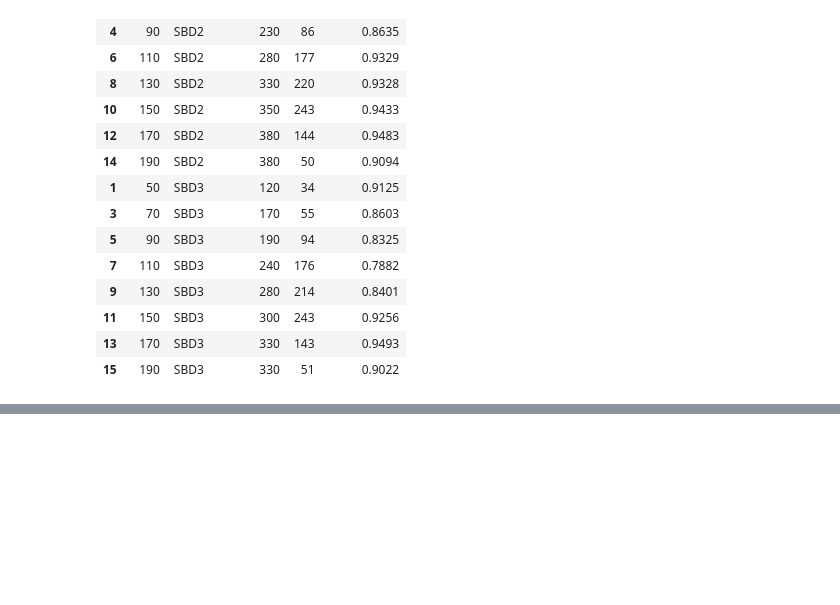
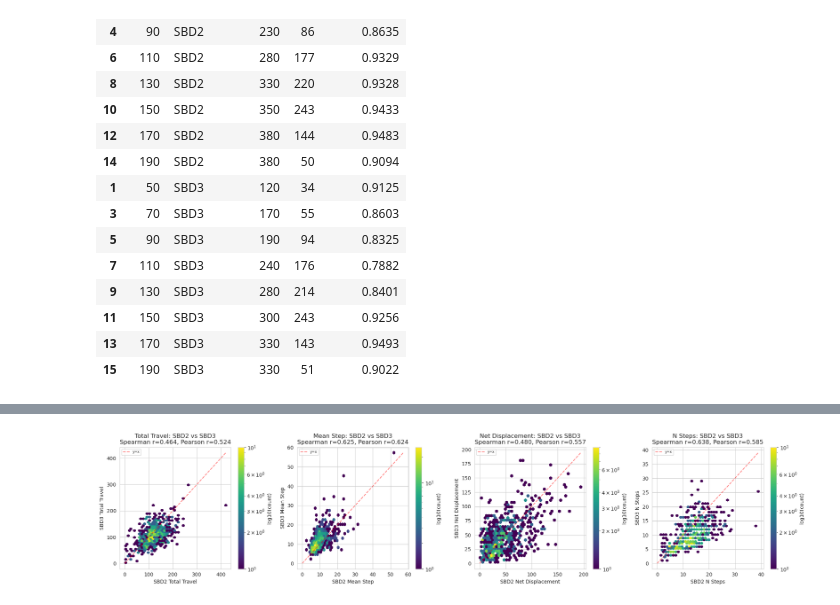
Before and after one commit to IcyFermion/embryogenesis, a Jupyter notebook: cbriggsae_comparison/analysis.ipynb, the cells around one changed output, grey strips where cells are left out. Drawn from its saved outputs; the diff is of its cells as text; code cells hidden in the pictures; blank space fills up the shorter version.

```diff
--- a/cbriggsae_comparison/analysis.ipynb
+++ b/cbriggsae_comparison/analysis.ipynb
@@ -573,0 +690,30 @@ Correlation sweep across timepoints:
+# %%
+# ============================================================
+# SBD2 vs SBD3 travel metrics (same source, different embryos)
+# ============================================================
+fig, axes = plt.subplots(1, 4, figsize=(20, 4.5))
+
+for col, metric in enumerate(metric_keys):
+    ax = axes[col]
+    va = np.array([sbd2_travel[c][metric] for c in common_t23])
+    vb = np.array([sbd3_travel[c][metric] for c in common_t23])
+
+    hb = ax.hexbin(va, vb, gridsize=40, cmap='viridis', mincnt=1, bins='log')
+    plt.colorbar(hb, ax=ax, label='log10(count)')
+
+    max_val = max(va.max(), vb.max())
+    ax.plot([0, max_val], [0, max_val], 'r--', alpha=0.5, label='y=x')
+
+    sr = travel_results[metric]['SBD2 vs SBD3']['spearman_r']
+    pr = travel_results[metric]['SBD2 vs SBD3']['pearson_r']
+    ax.set_xlabel(f'SBD2 {metric_labels[metric]}')
+    ax.set_ylabel(f'SBD3 {metric_labels[metric]}')
+    ax.set_title(f'{metric_labels[metric]}: SBD2 vs SBD3\n'
+                 f'Spearman r={sr:.3f}, Pearson r={pr:.3f}')
+    ax.legend(fontsize=7)
+
+plt.tight_layout()
+plt.savefig(OUTPUT_DIR / 'travel_sbd23_comparison.png', dpi=150, bbox_inches='tight')
+plt.show()
+# %% [output]
+[figure, added]
```
Also changed, not shown: parts of 16 cells of this notebook, 23 other files.
